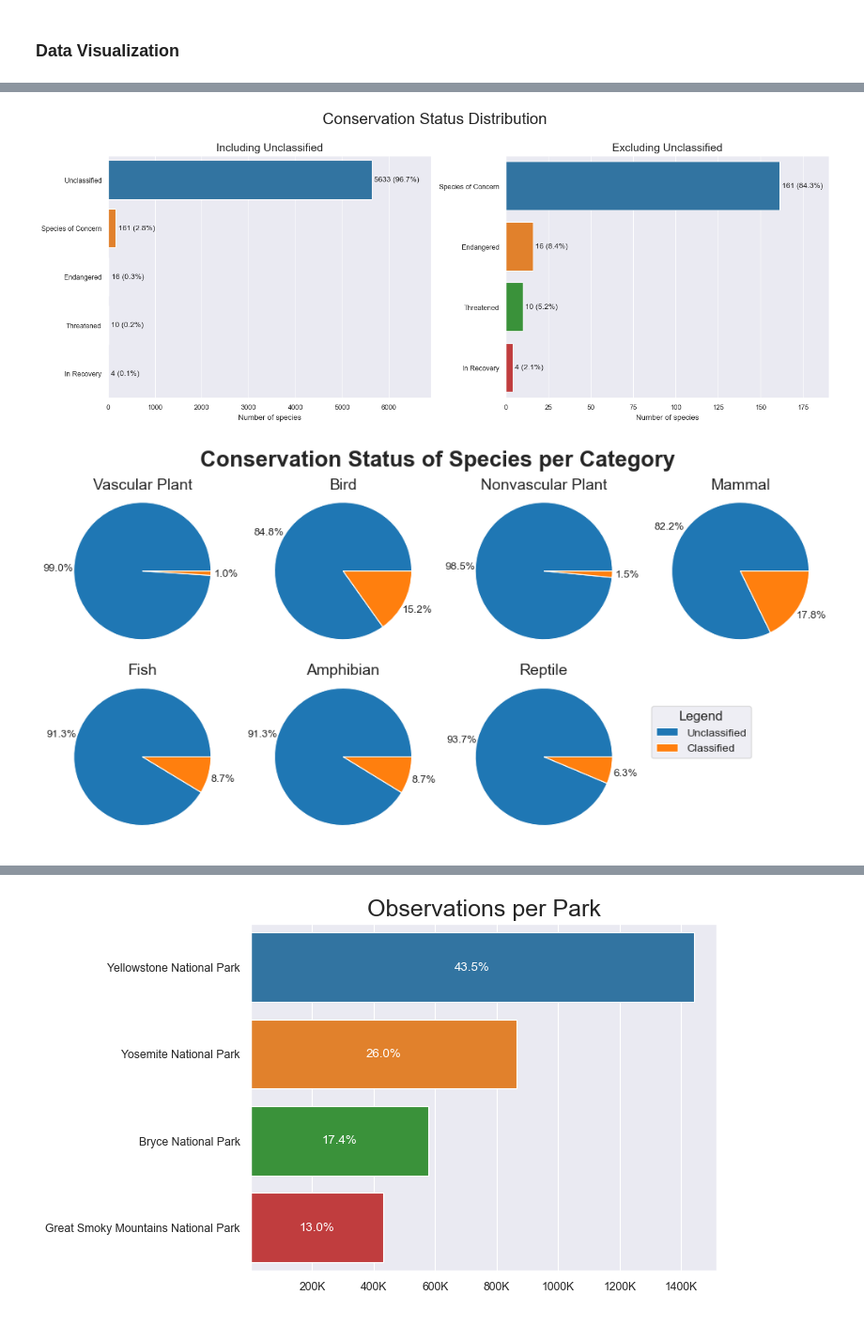
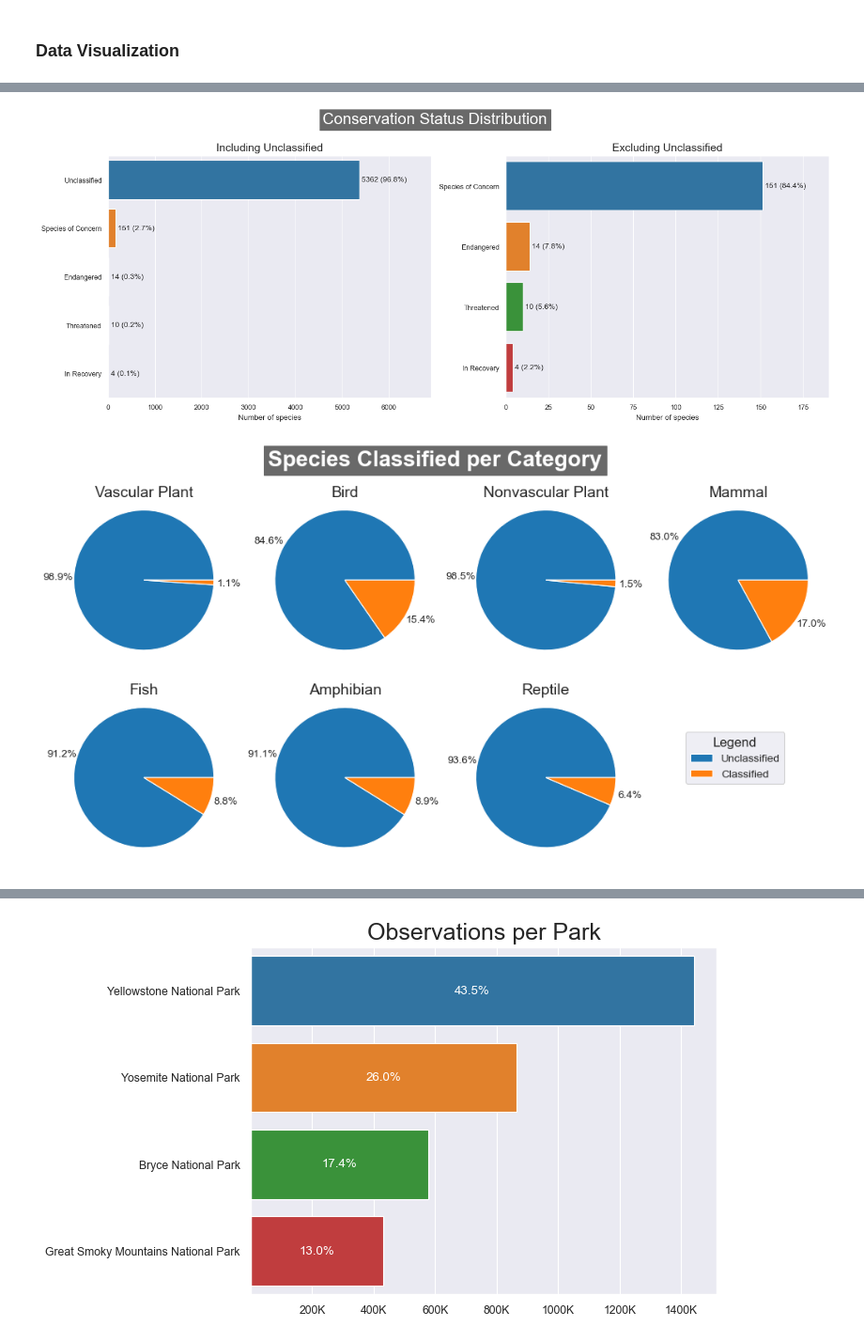
Before and after one commit to bcbmotta/biodiversity-project, a Jupyter notebook: Code/biodiversity.ipynb, the cells around one changed output, grey strips where cells are left out. Shown: that part at 94% size. Drawn from its saved outputs; the diff is of its cells as text; code cells hidden in the pictures.

Commit message:
New plots

```diff
--- a/Code/biodiversity.ipynb
+++ b/Code/biodiversity.ipynb
@@ -86,3 +87,15 @@ print(obs.shape)
 | 3 | Abutilon theophrasti | Bryce National Park | 84 |
 | 4 | Githopsis specularioides | Great Smoky Mountains National Park | 85 |
 (23296, 3)
+# %%
+# Rename missing values in conservation_status column
+info.conservation_status.fillna('Unclassified', inplace=True)
+
+# Add protected status
+info['is_protected'] = info.conservation_status != 'Unclassified'
+
+# Drop column common_names since it has no use for this analysis
+info.drop(columns='common_names', inplace=True)
+
+# Remove Duplicated rows to have a unique scientific_name per row
+info.drop_duplicates(inplace=True)
@@ -88,0 +127,4 @@ print(obs.shape)
+# %%
+# Remove first appearance of each species, as it shows an evolution in their conservation_status
+info = info.drop([8, 560]).reset_index(drop=True)
+info
@@ -89,10 +145,4 @@ print(obs.shape)
 # %%
-# Rename missing values in conservation_status column
-info.conservation_status.fillna('Unclassified', inplace=True)
-
-# Add endangered status
-info['is_classified'] = info.conservation_status != 'Unclassified'
-
 # Create DF with only classified species
 classified = info[info.conservation_status != 'Unclassified']
 classified
@@ -135,6 +203,6 @@ g.set(ylabel='', xlabel='Number of species');
 # %%
 fig, axs = plt.subplots(1, 2, figsize=(14, 5), layout='constrained')
-fig.suptitle('Conservation Status Distribution', fontsize=20, y=1.1)
+fig.suptitle('Conservation Status Distribution', fontsize=20, y=1.1, backgroundcolor='dimgray', color='w')
 
 g1 = sns.countplot(data=info, y='conservation_status', order=info.conservation_status.value_counts().index, ax=axs[0])
 g1.set_title('Including Unclassified', fontsize=14)
@@ -148,30 +216,30 @@ g2.set_xlim(0, 190)
 plot_bar_percentages(g2, include_values=True)
 g2.set(ylabel='', xlabel='Number of species');
 # %% [output]
-[figure, old version]
+[figure, new version]
 # %%
 fig, axs = plt.subplots(2, 4, figsize=(10, 5), layout='constrained')
-fig.suptitle('Conservation Status of Species per Category', fontsize=20, fontweight='bold')
+fig.suptitle('Species Classified per Category', fontsize=20, fontweight='bold', y=1.08, backgroundcolor='dimgray', color='w')
 
 # Remove blank axes
 fig.delaxes(axs[1, 3])
 
 # Plot each category chart
 for i, category in enumerate(info.category.value_counts().index, start=1):
     plt.subplot(2, 4, i)
-    data = info[info.category == category]['is_classified'].value_counts()
+    data = info[info.category == category]['is_protected'].value_counts()
     _, _, autopcts = plt.pie(data, autopct='%.1f%%', pctdistance=1.22)
     plt.title(f'{category}', fontsize=14, y=0.94)
 
 # Create a legend in the last subplot
 legend_labels = ['Unclassified', 'Classified']
-fig.legend(title='Legend', labels=legend_labels, loc='center right',
-           bbox_to_anchor=axs[1, 3].get_position(),
+fig.legend(title='Legend', labels=legend_labels, loc='center',
+           bbox_to_anchor=(0.88, 0.3),
            title_fontsize=12,
            fontsize=10
         );
 # %% [output]
-[figure, old version]
+[figure, new version]
 # %%
 # Sort DF by category counts
 category_counts = classified['category'].value_counts()
```
Also changed, not shown: parts of 12 cells of this notebook.
